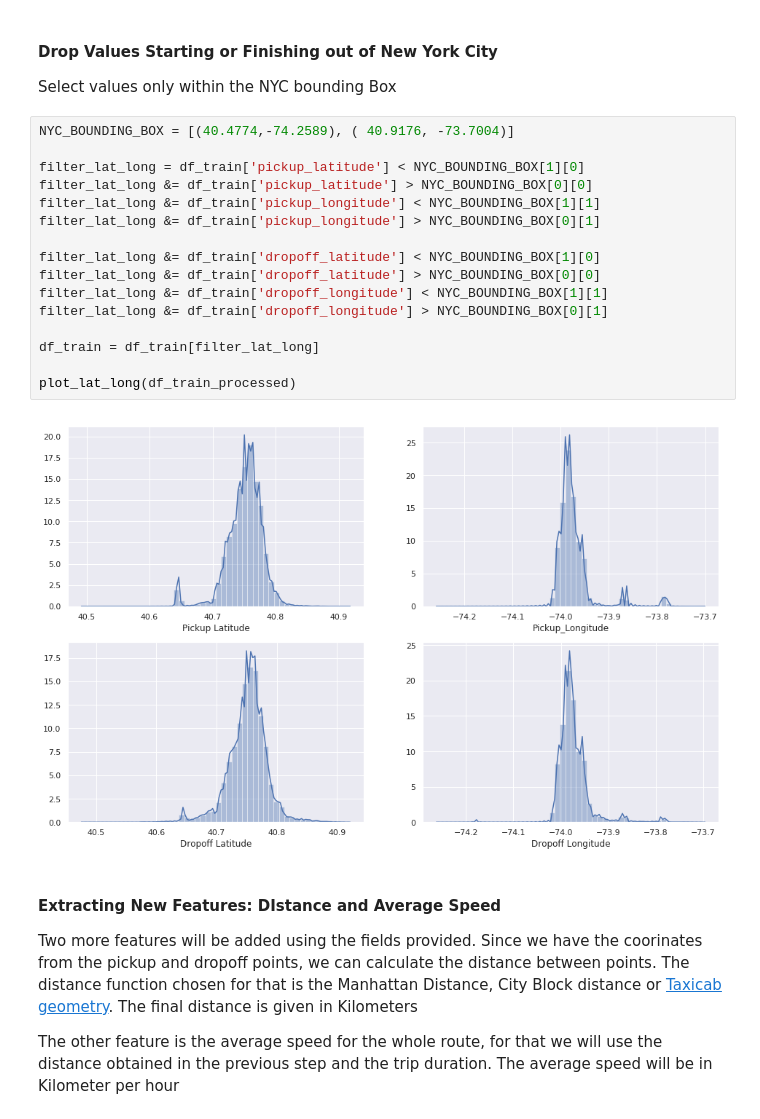
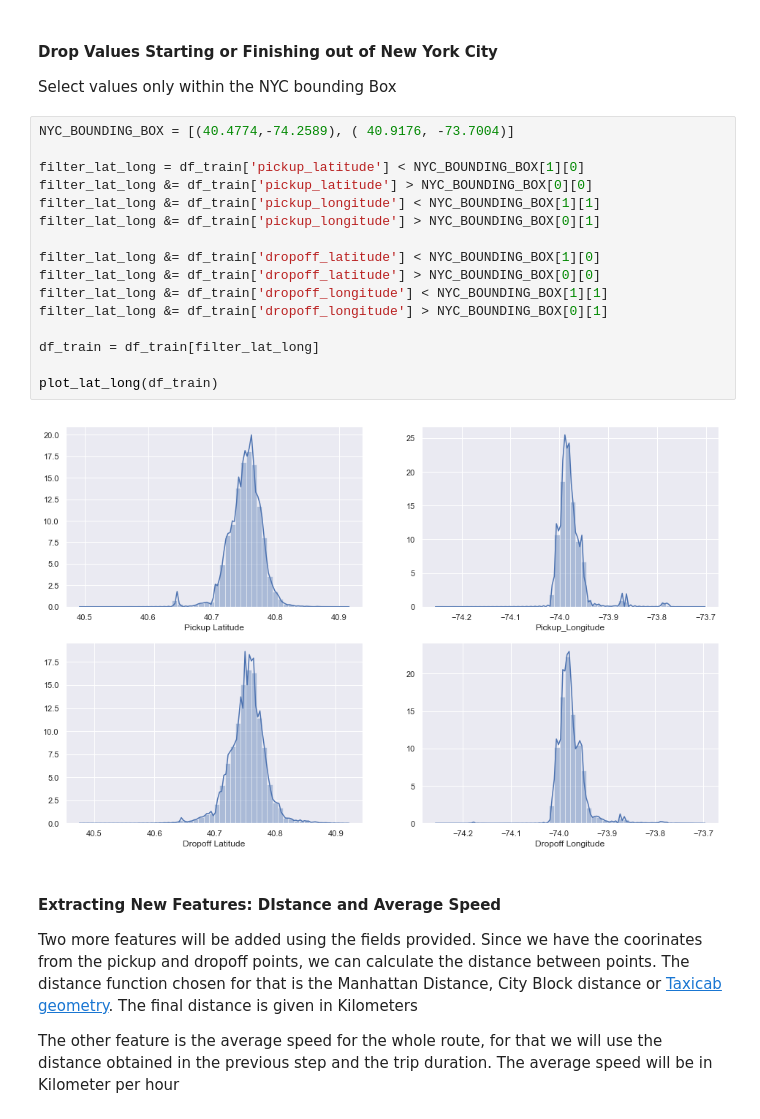
Before and after one commit to falkets/udacity_capstone_project, a Jupyter notebook: report.ipynb, the cells around one changed output. Saved outputs shown, nothing was run; the diff lists cells and outputs as text.

```diff
--- a/report.ipynb
+++ b/report.ipynb
@@ -154,21 +154,21 @@ Select values only within the NYC bounding Box
 # %%
 NYC_BOUNDING_BOX = [(40.4774,-74.2589), ( 40.9176, -73.7004)]
 
 filter_lat_long = df_train['pickup_latitude'] < NYC_BOUNDING_BOX[1][0]
 filter_lat_long &= df_train['pickup_latitude'] > NYC_BOUNDING_BOX[0][0]
 filter_lat_long &= df_train['pickup_longitude'] < NYC_BOUNDING_BOX[1][1]
 filter_lat_long &= df_train['pickup_longitude'] > NYC_BOUNDING_BOX[0][1]
 
 filter_lat_long &= df_train['dropoff_latitude'] < NYC_BOUNDING_BOX[1][0]
 filter_lat_long &= df_train['dropoff_latitude'] > NYC_BOUNDING_BOX[0][0]
 filter_lat_long &= df_train['dropoff_longitude'] < NYC_BOUNDING_BOX[1][1]
 filter_lat_long &= df_train['dropoff_longitude'] > NYC_BOUNDING_BOX[0][1]
 
 df_train = df_train[filter_lat_long]
 
-plot_lat_long(df_train_processed)
+plot_lat_long(df_train)
 # %% [output]
-[figure, old version]
+[figure, new version]
 # %% [markdown]
 #### Extracting New Features: DIstance and Average Speed
 
```
Also changed, not shown: parts of 19 cells of this notebook.
